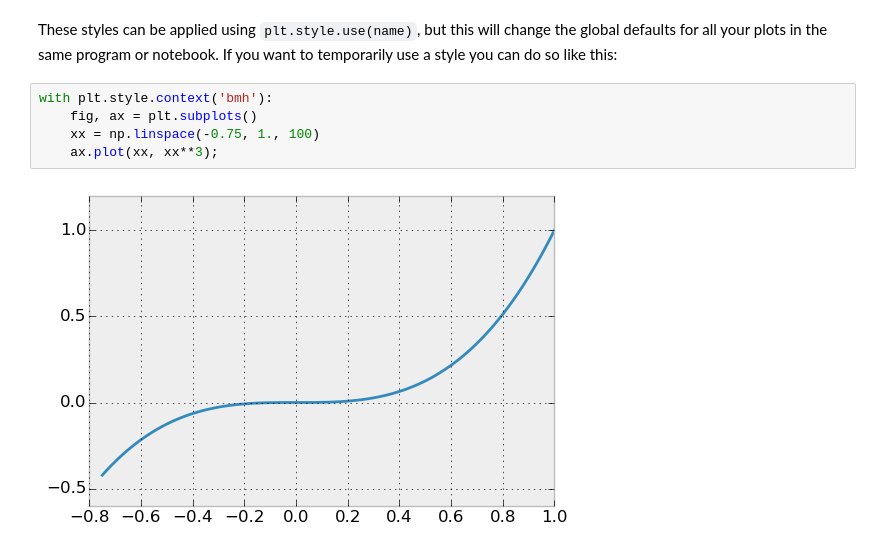
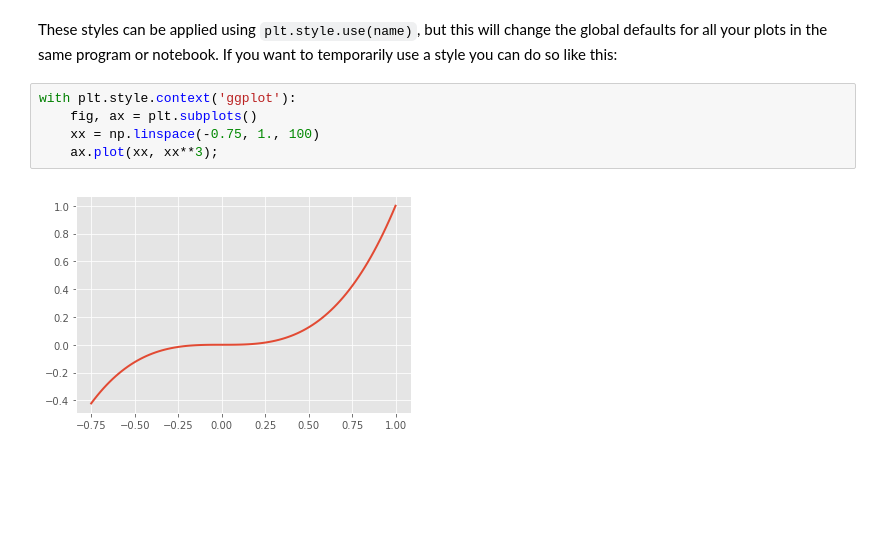
Before and after one commit to StuartLittlefair/PHY241, a Jupyter notebook: assignments/Session2/01a_plotformatting.ipynb, the cells around one changed output. Cells and saved outputs as stored; diff of their text form; blank space fills up the shorter version.

````diff
--- a/assignments/Session2/01a_plotformatting.ipynb
+++ b/assignments/Session2/01a_plotformatting.ipynb
@@ -325,9 +325,9 @@ print (plt.style.available)
 # %% [markdown]
 These styles can be applied using ```plt.style.use(name)```, but this will change the global defaults for all your plots in the same program or notebook. If you want to temporarily use a style you can do so like this:
 # %%
-with plt.style.context('bmh'):
+with plt.style.context('ggplot'):
     fig, ax = plt.subplots()
     xx = np.linspace(-0.75, 1., 100)
     ax.plot(xx, xx**3);
 # %% [output]
-[figure, old version]
+[figure, new version]
````
Also changed, not shown: parts of 17 cells of this notebook, 10 other files.
